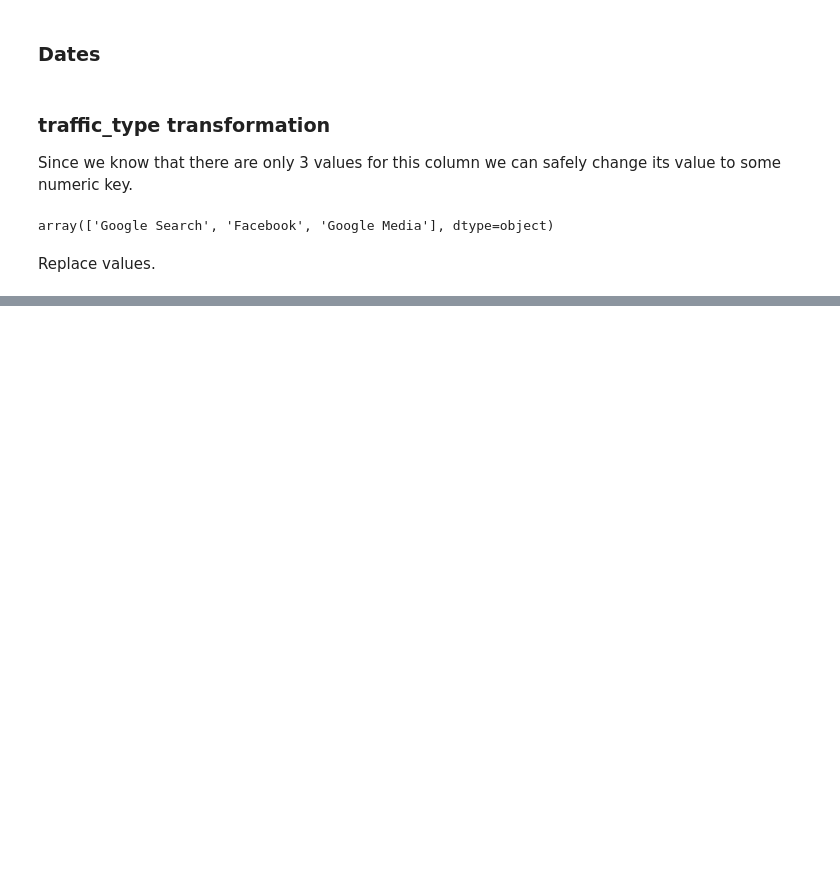
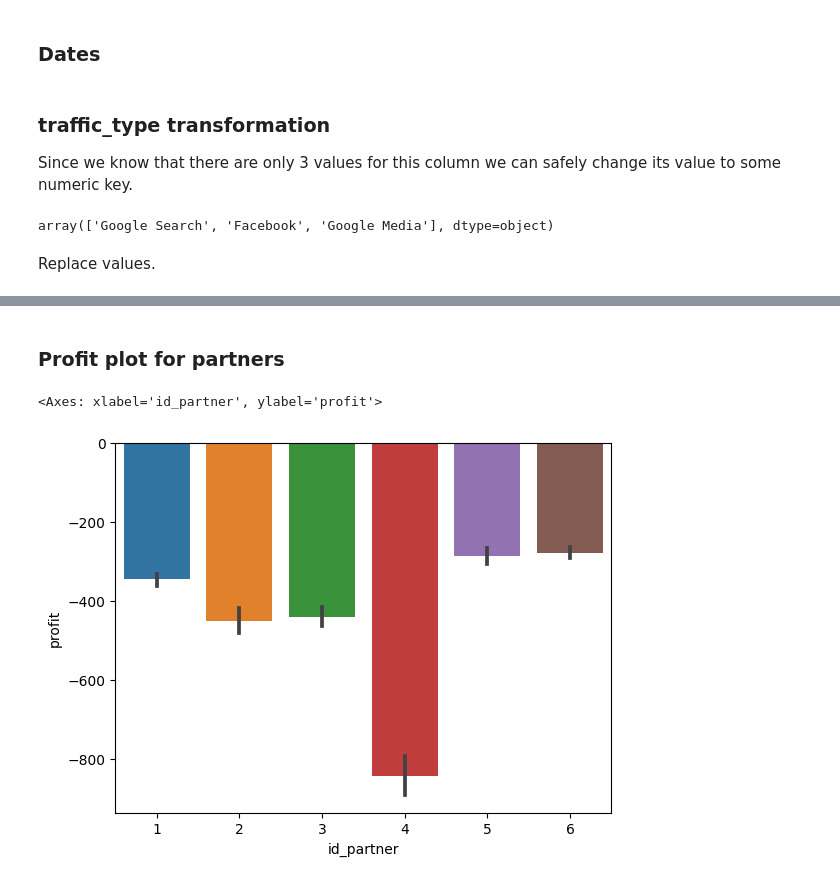
Before and after one commit to nastyabekesheva/Case, a Jupyter notebook: GenesisCase.ipynb, the cells around one changed output, grey strips where cells are left out. Cells and saved outputs as stored; diff of their text form; code cells hidden in the pictures; blank space fills up the shorter version.

```diff
--- a/GenesisCase.ipynb
+++ b/GenesisCase.ipynb
@@ -123,0 +181,7 @@ df
+# %% [markdown]
+### Profit plot for partners
+# %%
+sns.barplot(data=df, x="id_partner", y="profit")
+# %% [output]
+<Axes: xlabel='id_partner', ylabel='profit'>
+[figure, added]
```
Also changed, not shown: parts of 32 cells of this notebook.
